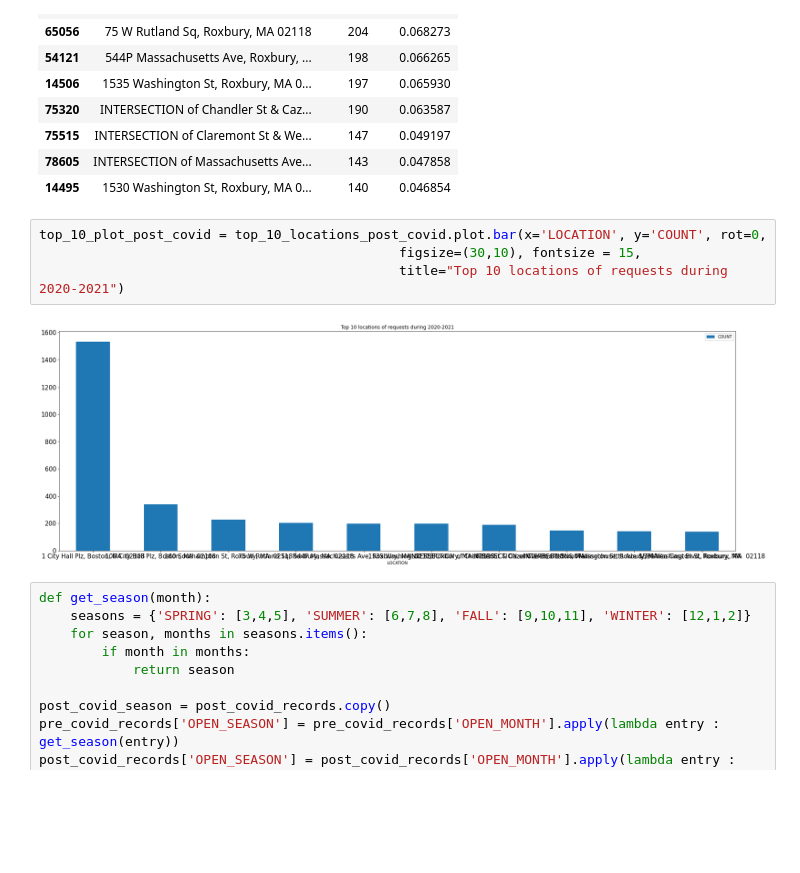
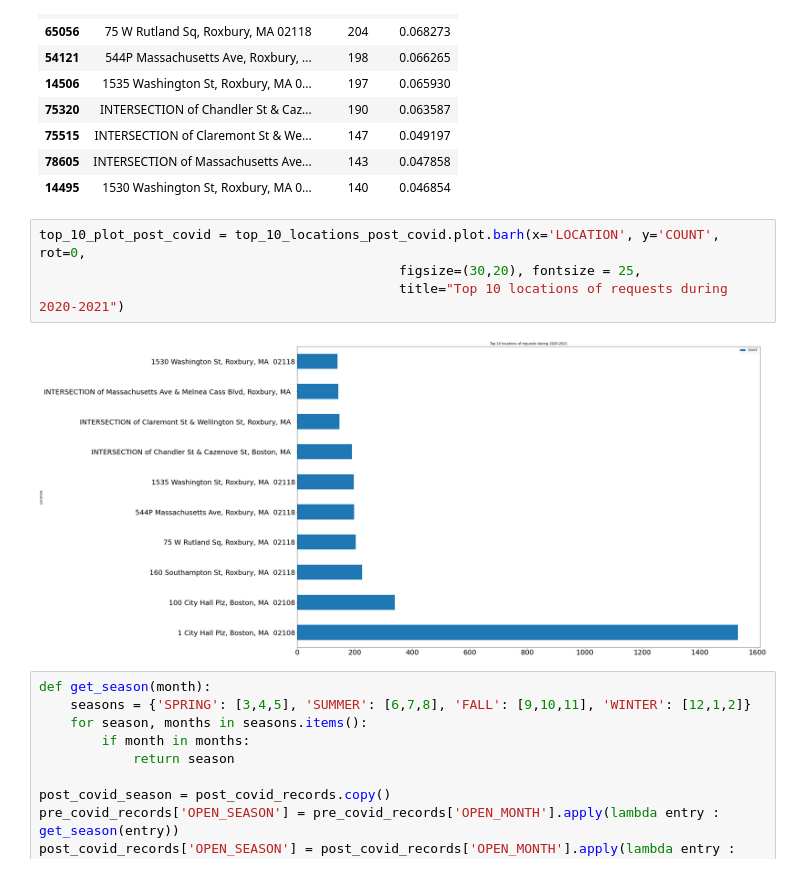
Before and after one commit to Cap10nem0/2021Fall_finals, a Jupyter notebook: 311_requests.ipynb, the cells around one changed output. Saved outputs shown, nothing was run; the diff lists cells and outputs as text; blank space fills up the shorter version.

```diff
--- a/311_requests.ipynb
+++ b/311_requests.ipynb
@@ -138,11 +139,11 @@ Top 10 locations with highest number of complaints during 2020-2021
 | 78605 | INTERSECTION of Massachusetts Ave... | 143 | 0.047858 |
 | 14495 | 1530 Washington St, Roxbury, MA 0... | 140 | 0.046854 |
 # %%
-top_10_plot_post_covid = top_10_locations_post_covid.plot.bar(x='LOCATION', y='COUNT', rot=0,
-                                              figsize=(30,10), fontsize = 15,
+top_10_plot_post_covid = top_10_locations_post_covid.plot.barh(x='LOCATION', y='COUNT', rot=0,
+                                              figsize=(30,20), fontsize = 25,
                                               title="Top 10 locations of requests during 2020-2021")
 # %% [output]
-[figure, old version]
+[figure, new version]
 # %%
 def get_season(month):
     seasons = {'SPRING': [3,4,5], 'SUMMER': [6,7,8], 'FALL': [9,10,11], 'WINTER': [12,1,2]}
```
Also changed, not shown: parts of 10 cells of this notebook.
